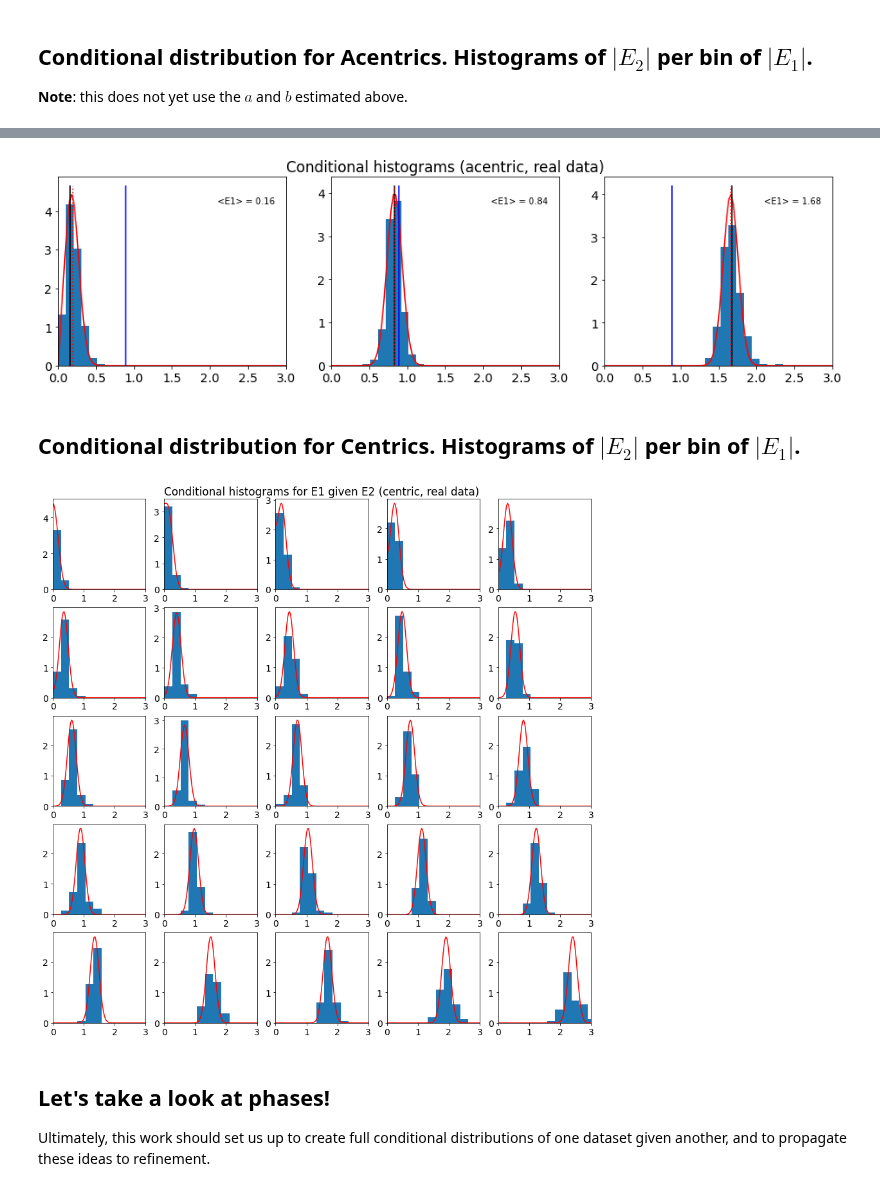
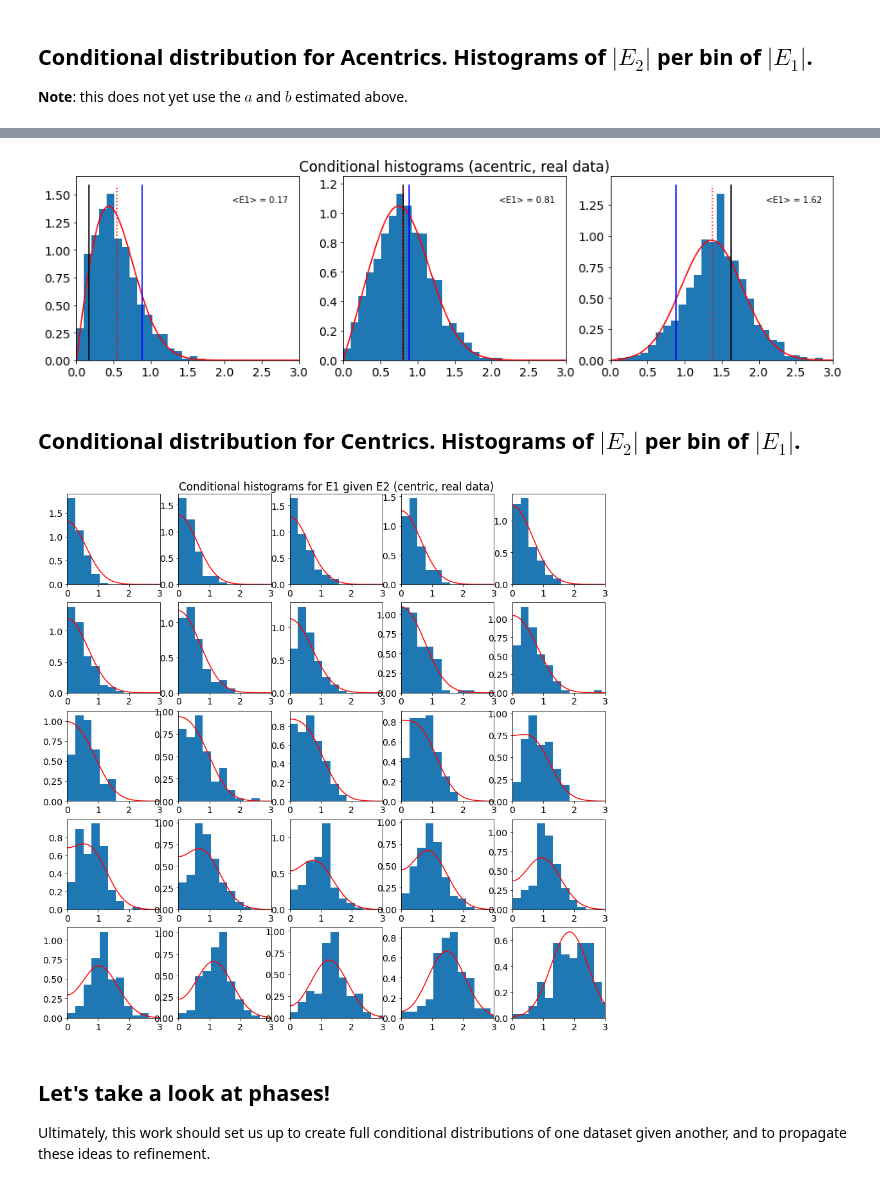
Before and after one commit to Hekstra-Lab/dw, a Jupyter notebook: 3_Fitting_DW_to_paired_data.ipynb, the cells around one changed output, grey strips where cells are left out. Saved outputs shown, nothing was run; the diff lists cells and outputs as text; code cells hidden in the pictures.

```diff
--- a/3_Fitting_DW_to_paired_data.ipynb
+++ b/3_Fitting_DW_to_paired_data.ipynb
@@ -24,7 +24,8 @@ Autosaving every 300 seconds
 # %% [markdown]
 ## Loading data
 # %%
-path="double_wilson_data/"    # Unix
+# path="double_wilson_data/"    # Unix
+path = "C:\\Users\\Doeke Hekstra\\Documents\\Lab_Hekstra\\Lab_projects\\Hekstra Doeke THz\\LQ92_EGFP_300fs\\"
 data_set_pairs = [("5kvx_phases", "5kw3_phases"),\
                   ("5e1y_phases", "2vwr_phases"),\
                   ("3pyp_phases", "1nwz_phases"),\
@@ -32,10 +33,11 @@ data_set_pairs = [("5kvx_phases", "5kw3_phases"),\
                   ("4eul_phases", "GFP_SSRL_refine_54_final"),\
                   ("4kjk_phases", "4kjj_phases", "4pst_phases", "4pss_phases"),\
                   ("e35cdef_OFF200ns_HD_2sig_varEll","e35cdef_200ns_HD_2sig_varEll")]
+data_set_pairs = [("4eul_phases", "GFP_1.37A", "off", "on", "GFP_SSRL_refine_54_final")]
 # example 1 fails on kNN regression
-example=2
-mtz1 = data_set_pairs[example][0] # omit .mtz
-mtz2 = data_set_pairs[example][1]
+example=0
+mtz1 = data_set_pairs[example][2] # omit .mtz
+mtz2 = data_set_pairs[example][3]
 ds1 = rs.read_mtz(path + mtz1 + "_scaled.mtz")
 ds2 = rs.read_mtz(path + mtz2 + "_scaled.mtz")
 # %%
@@ -45,7 +47,7 @@ ds1_2.compute_multiplicity(inplace=True)
 ds1_2, bin_labels = ds1_2.assign_resolution_bins(bins=20, inplace=True, return_labels=True);
 # ds1_2.info()
 
-EP1_label = "EP_1_aniso_2_1"
-EP2_label = "EP_1_aniso_2_2"
+EP1_label = "EP_1_knn_1"
+EP2_label = "EP_1_knn_2"
 dHKL_label = "dHKL_1"
 dHKL_bin_label = "bin"
@@ -201,7 +218,7 @@ plt.figure(figsize=(16,16))
 x=np.linspace(0,3,100)
 for i in range(1,nbin+1):
     plt.subplot(5,5,i)
-    rho = 0.99                        # a guess of the corr coef between data sets
+    rho = 0.8                        # a guess of the corr coef between data sets
     r1  = rho*bin_means_acentric[i]  # conditional exp value of E1 given E2
     cond_var = 0.5*(1-rho**2)        # conditional variance  of E1 given E2
 #
@@ -222,7 +239,7 @@ counter = 0
 for i in [1, 13, 24]:
     counter += 1             # for illustration purposes.
     plt.subplot(1,3,counter) # for illustration purposes.
-    r_DW = 0.99
+    r_DW = 0.8
     r1 = r_DW*bin_means_acentric[i]     # conditional exp value
     cond_var = 0.5*(1-r_DW**2) # conditional var for acentrics
 
@@ -244,28 +261,28 @@ plt.show()
 # Basic check:
 #    plt.plot(np.sqrt((1-rho**2)+rho**2 * bin_means[i]**2), np.sqrt(np.mean(ds_test["EP_2"][ds_test["EP_1_bin"]==i]**2)), 'bo')
 # %% [output]
-[figure, old version]
+[figure, new version]
 # %% [markdown]
 ## Conditional distribution for Centrics. Histograms of $|E_2|$ per bin of $|E_1|$.
 # %%
 plt.figure(figsize=(15,15))
 x=np.linspace(0,3,100)
 for i in range(1,nbin+1):
     plt.subplot(5,5,i)
-    rho = 0.99                       # a guess of the corr coef between data sets
+    rho = 0.8                       # a guess of the corr coef between data sets
     r1  = rho*bin_means_centric[i]   # conditional exp value of E1 given E2
     cond_var = (1-rho**2)            # conditional variance  of E1 given E2
 #
     plt.hist(ds1_2.loc[(ds1_2["EP_1_bin"]==i) & ds1_2_centric,EP2_label],np.linspace(0,5,20),density=True)
     plt.plot(x, foldnorm.pdf(x, r1/np.sqrt(cond_var), scale=np.sqrt(cond_var)),'r-')
     xl=[0,3]
     plt.xlim(xl)
 
 plt.subplot(5,5,3)
 plt.title("Conditional histograms for E1 given E2 (centric, real data)")
 plt.show()
 # %% [output]
-[figure, old version]
+[figure, new version]
 # %% [markdown]
 ## Let's take a look at phases!
 Ultimately, this work should set us up to create full conditional distributions of one dataset given another, and to propagate these ideas to refinement.
```
Also changed, not shown: parts of 15 cells of this notebook, 34 other files.
